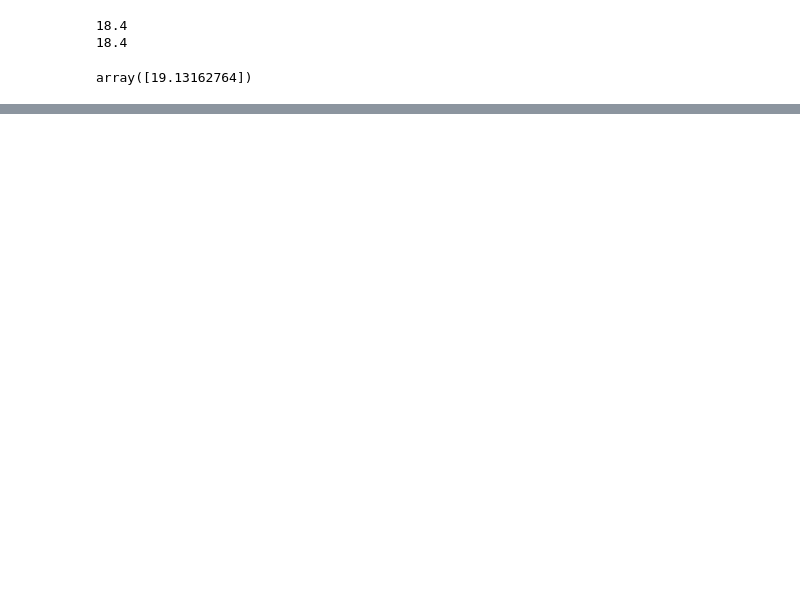
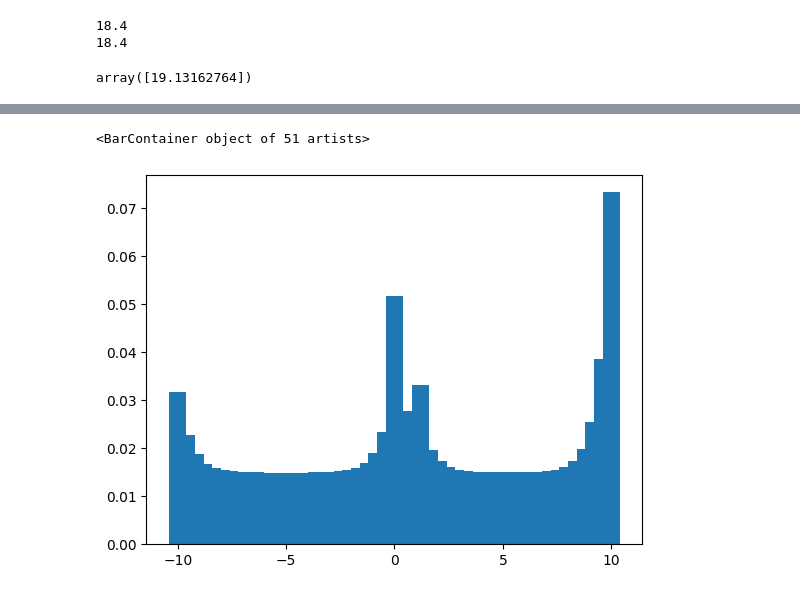
Before and after one commit to ElesisCarbyne/forReinf, a Jupyter notebook: tuorial/chapter07-1.ipynb, the cells around one changed output, grey strips where cells are left out. Saved outputs shown, nothing was run; the diff lists cells and outputs as text; code cells hidden in the pictures; blank space fills up the shorter version.

```diff
--- a/tuorial/chapter07-1.ipynb
+++ b/tuorial/chapter07-1.ipynb
@@ -83,0 +189,11 @@ def update_dist(r, probs, lim=(-10.0, 10.0), gamma=0.8):
+# %%
+## update_dist 함수 실험 2 ##
+
+ob_rewards2 = [10, 10, 10, 0, 1, 0, -10, -10, 10, 10]
+Z2 = torch.from_numpy(probs).float()
+for i in range(len(ob_reward2)):
+    Z2 = update_dist(ob_rewards2[i], Z2, lim=(vmin, vmax), gamma=0.5)
+plt.bar(support, Z2)
+# %% [output]
+<BarContainer object of 51 artists>
+[figure, added]
```
Also changed, not shown: parts of 6 cells of this notebook.
